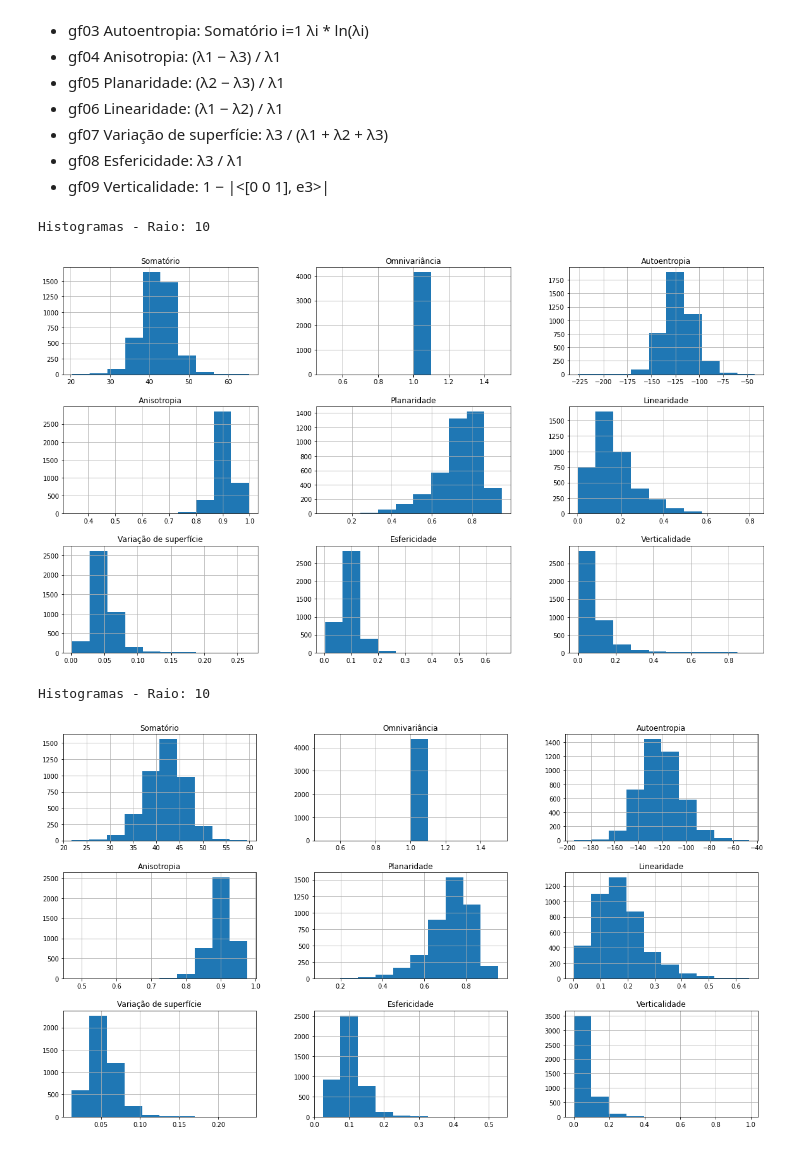
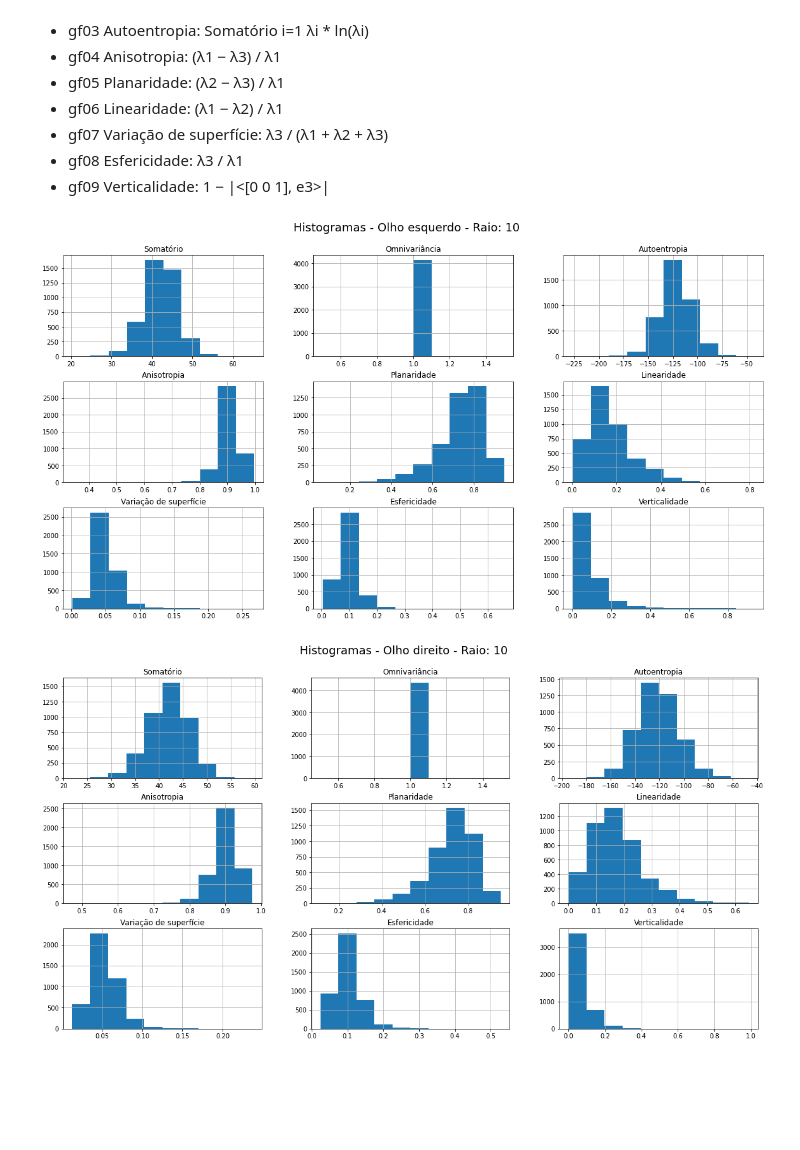
Before and after one commit to thalissonfelipe/landmarks, a Jupyter notebook: Análise das Features da Matriz de Covarariância (Raio).ipynb, the cells around one changed output. Drawn from its saved outputs; the diff is of its cells as text; code cells hidden in the pictures; blank space fills up the shorter version.

```diff
--- a/Análise das Features da Matriz de Covarariância (Raio).ipynb
+++ b/Análise das Features da Matriz de Covarariância (Raio).ipynb
@@ -57,7 +57,7 @@ features = [
 # %%
 columns = df_le.columns[1:-1]
 # %%
-def plot_histograms(df, radius=10, expression=None):
+def plot_histograms(df, radius=10, expression=None, position=''):
     nrows, ncols = 3, 3
     fig, axes = plt.subplots(nrows, ncols)
     fig.tight_layout()
@@ -81,16 +81,15 @@ def plot_histograms(df, radius=10, expression=None):
             j = 0
 
     expression = '' if expression is None else f' - Expressão: {expression}'
-    print(f'Histogramas - Raio: {radius} {expression}')
-#     fig.suptitle(f'Histogramas - Raio: {radius} {expression}')
+    title = f'Histogramas - Olho {position} - Raio: {radius} {expression}'
+    fig.suptitle(title, fontsize=18)
+    plt.subplots_adjust(top=0.9, wspace=0.25, hspace=0.25)
     plt.show()
 # %%
-plot_histograms(df_le)
+plot_histograms(df_le, position='esquerdo')
 # %% [output]
-Histogramas - Raio: 10
-[figure, old version]
+[figure, new version]
 # %%
-plot_histograms(df_re)
+plot_histograms(df_re, position='direito')
 # %% [output]
-Histogramas - Raio: 10
-[figure, old version]
+[figure, new version]
```
Also changed, not shown: parts of 24 cells of this notebook, 1 other file.
